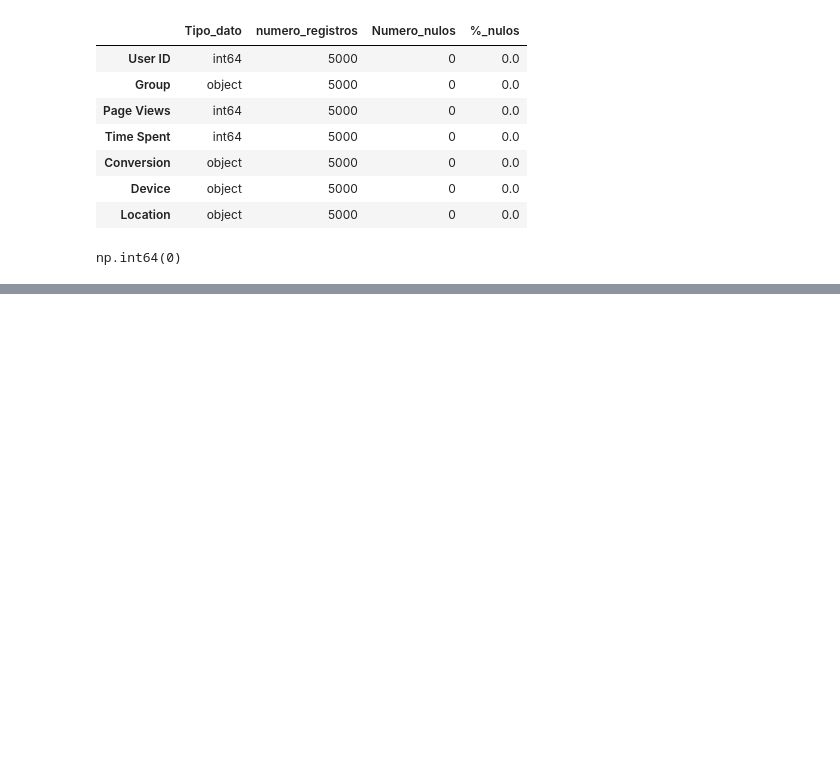
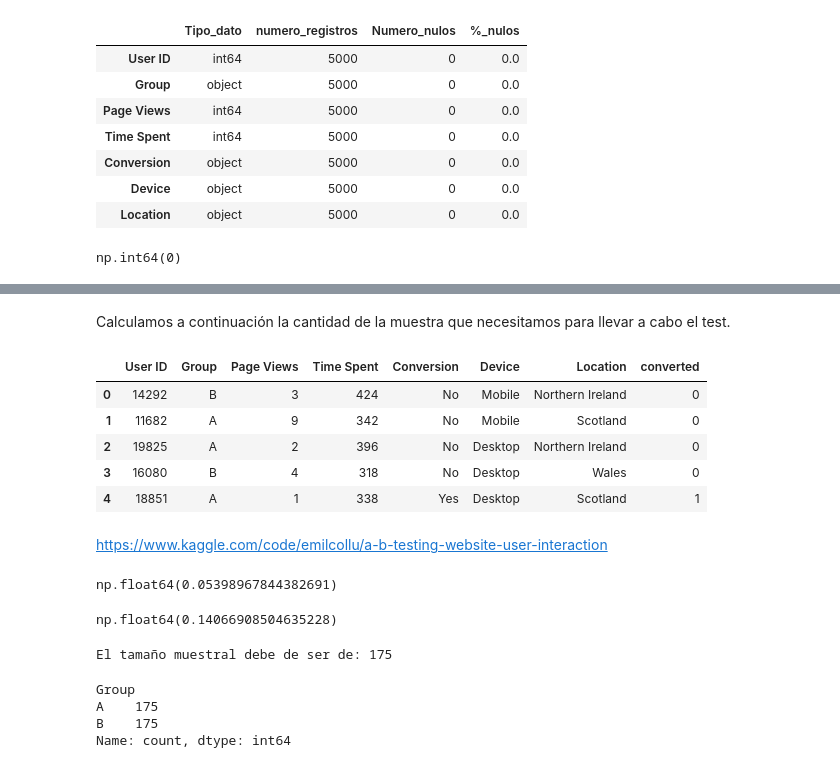
Before and after one commit to Gabijc/Proyecto_estadistica_AB_testing, a Jupyter notebook: AB_testing.ipynb, the cells around one changed output, grey strips where cells are left out. Drawn from its saved outputs; the diff is of its cells as text; code cells hidden in the pictures; blank space fills up the shorter version.

```diff
--- a/AB_testing.ipynb
+++ b/AB_testing.ipynb
@@ -59,0 +142,47 @@ sa.estadisticos_numericas_df(data)
+# %% [markdown]
+Calculamos a continuación la cantidad de la muestra que necesitamos para llevar a cabo el test.
+# %%
+data["converted"] = data["Conversion"].map({"Yes": 1, "No": 0})
+data.head()
+# %% [output]
+|  | User ID | Group | Page Views | Time Spent | Conversion | Device | Location | converted |
+| 0 | 14292 | B | 3 | 424 | No | Mobile | Northern Ireland | 0 |
+| 1 | 11682 | A | 9 | 342 | No | Mobile | Scotland | 0 |
+| 2 | 19825 | A | 2 | 396 | No | Desktop | Northern Ireland | 0 |
+| 3 | 16080 | B | 4 | 318 | No | Desktop | Wales | 0 |
+| 4 | 18851 | A | 1 | 338 | Yes | Desktop | Scotland | 1 |
+# %% [markdown]
+https://www.kaggle.com/code/emilcollu/a-b-testing-website-user-interaction
+# %%
+tasa_conversion_control = usuarios_control["converted"].mean()
+tasa_conversion_control
+# %% [output]
+np.float64(0.05398967844382691)
+# %%
+tasa_conversion_test = usuarios_test["converted"].mean()
+tasa_conversion_test
+# %% [output]
+np.float64(0.14066908504635228)
+# %%
+diferencia = proportion_effectsize(tasa_conversion_control, tasa_conversion_test)
+alpha = 0.05
+power = 0.80
+analisis = NormalIndPower()
+tamaño_muestral = analisis.solve_power(diferencia, power = power, nobs1= None, ratio = 1.0, alpha = alpha)
+print(f'El tamaño muestral debe de ser de: {math.ceil(tamaño_muestral)}')
+# %% [output]
+El tamaño muestral debe de ser de: 175
+# %%
+muestra_control = data[data['Group'] == 'A'].sample(n=math.ceil(tamaño_muestral), random_state=22)
+muestra_test = data[data['Group'] == 'B'].sample(n=math.ceil(tamaño_muestral), random_state=22)
+
+# unimos los dos conjuntos de datos
+ab_test = pd.concat([muestra_control, muestra_test], axis=0).reset_index(drop = True)
+
+# comprobamos que tengamos el mismo número de usuarios en los 2 grupos
+ab_test["Group"].value_counts()
+# %% [output]
+Group
+A    175
+B    175
+Name: count, dtype: int64
```
Also changed, not shown: parts of 15 cells of this notebook.
